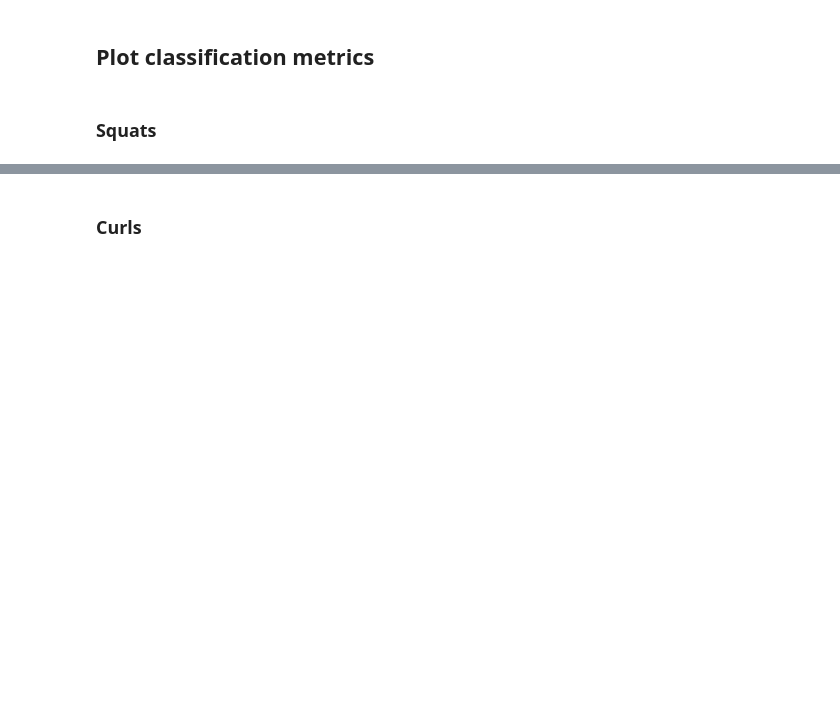
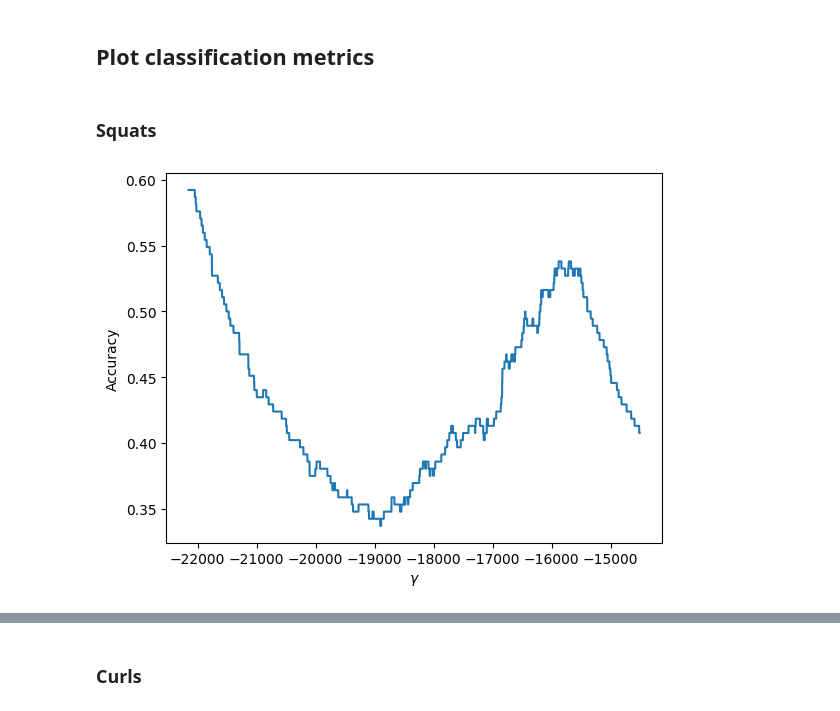
Before and after one commit to sjb296/linear-motion-detection, a Jupyter notebook: main.ipynb, the cells around one changed output, grey strips where cells are left out. Saved outputs shown, nothing was run; the diff lists cells and outputs as text; code cells hidden in the pictures; blank space fills up the shorter version.

```diff
--- a/main.ipynb
+++ b/main.ipynb
@@ -1250,3 +1304,9 @@ ax = pd.Series(curl_Ts_50_10).plot()
 ## Plot classification metrics
 # %% [markdown]
 ### Squats
+# %%
+plt.xlabel("$\gamma$")
+plt.ylabel("Accuracy")
+ax = plt.plot(squat_50_10_gammas, squat_50_10_accs_arr)
+# %% [output]
+[figure, added]
```
Also changed, not shown: parts of 30 cells of this notebook.
